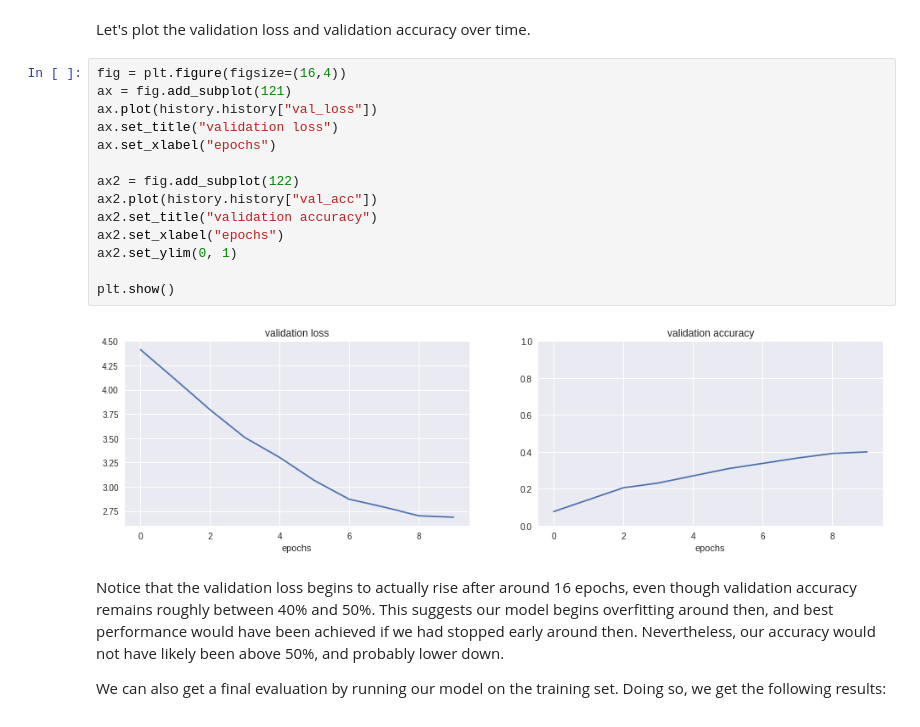
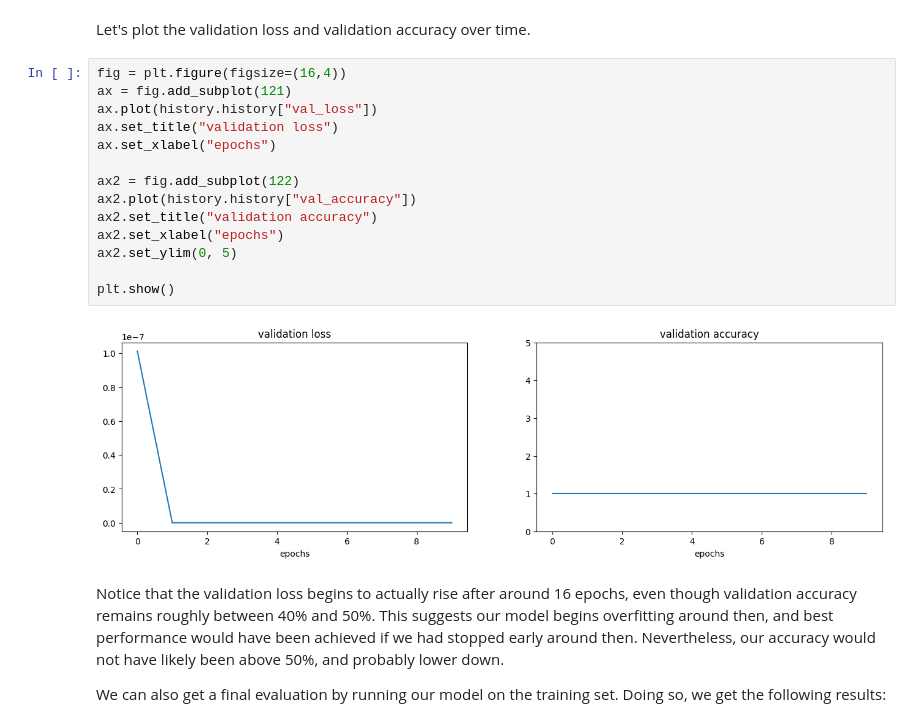
Before and after one commit to Tanak734/Projetos-Machine-learning, a Jupyter notebook: notebooks/desafio1/transfer-learning.ipynb, the cells around one changed output. Saved outputs shown, nothing was run; the diff lists cells and outputs as text.

```diff
--- a/notebooks/desafio1/transfer-learning.ipynb
+++ b/notebooks/desafio1/transfer-learning.ipynb
@@ -274,19 +257,19 @@ Let's plot the validation loss and validation accuracy over time.
 # %%
 fig = plt.figure(figsize=(16,4))
 ax = fig.add_subplot(121)
 ax.plot(history.history["val_loss"])
 ax.set_title("validation loss")
 ax.set_xlabel("epochs")
 
 ax2 = fig.add_subplot(122)
-ax2.plot(history.history["val_acc"])
+ax2.plot(history.history["val_accuracy"])
 ax2.set_title("validation accuracy")
 ax2.set_xlabel("epochs")
-ax2.set_ylim(0, 1)
+ax2.set_ylim(0, 5)
 
 plt.show()
 # %% [output]
-[figure, old version]
+[figure, new version]
 # %% [markdown]
 Notice that the validation loss begins to actually rise after around 16 epochs, even though validation accuracy remains roughly between 40% and 50%. This suggests our model begins overfitting around then, and best performance would have been achieved if we had stopped early around then. Nevertheless, our accuracy would not have likely been above 50%, and probably lower down.
 
```
Also changed, not shown: parts of 16 cells of this notebook.
